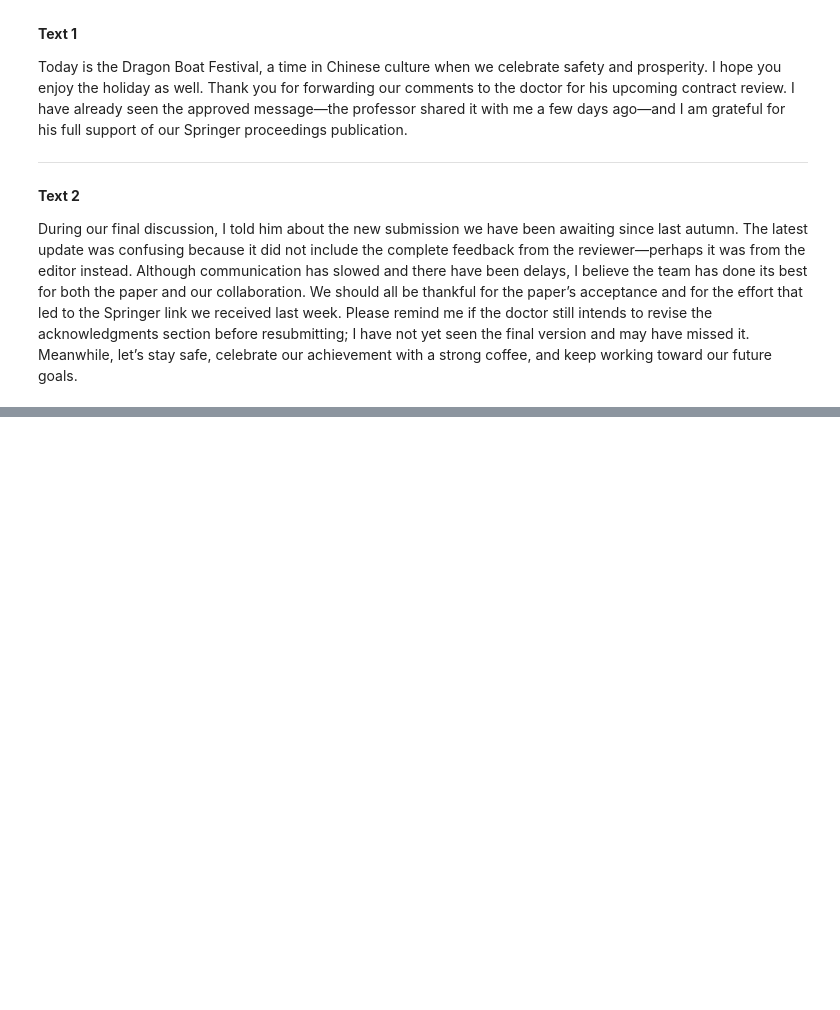
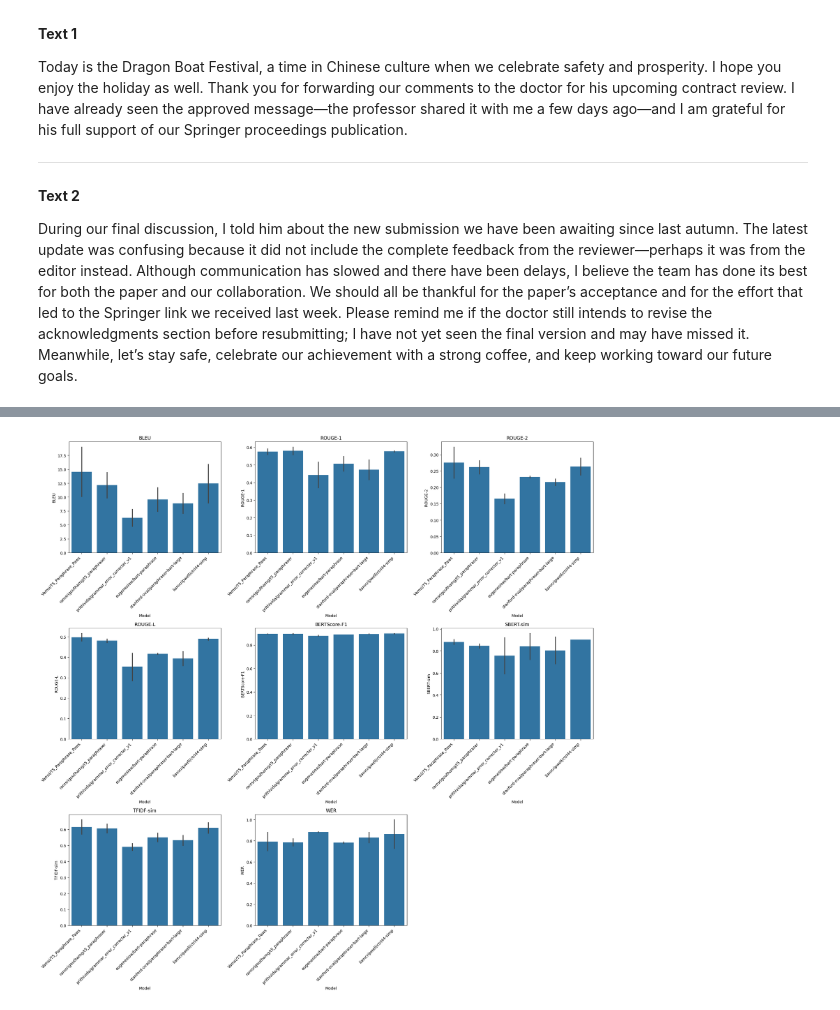
Before and after one commit to ChrisLazaridis/NLP2025, a Jupyter notebook: Evaluation/evaluation.ipynb, the cells around one changed output, grey strips where cells are left out. Drawn from its saved outputs; the diff is of its cells as text; code cells hidden in the pictures; blank space fills up the shorter version.

```diff
--- a/Evaluation/evaluation.ipynb
+++ b/Evaluation/evaluation.ipynb
@@ -1124,0 +1227,82 @@ SyntaxError: invalid syntax (3459906806.py, line 2)
+# %%
+import os
+import json
+import numpy as np
+import pandas as pd
+import torch
+import sacrebleu
+from bert_score import score as bert_score
+from sentence_transformers import SentenceTransformer, util
+from rouge_score import rouge_scorer
+from jiwer import wer
+from sklearn.feature_extraction.text import TfidfVectorizer
+from sklearn.metrics.pairwise import cosine_similarity
+import matplotlib.pyplot as plt
+import seaborn as sns
+
+
+sbert_model = SentenceTransformer('all-MiniLM-L6-v2')
+rouge = rouge_scorer.RougeScorer(['rouge1','rouge2','rougeL'], use_stemmer=True)
+
+def evaluate_pair(pred, ref):
+    # BLEU
+    bleu = sacrebleu.sentence_bleu(pred, [ref]).score
+    # ROUGE
+    rs = rouge.score(ref, pred)
+    r1, r2, rl = rs['rouge1'].fmeasure, rs['rouge2'].fmeasure, rs['rougeL'].fmeasure
+    # BERTScore
+    P, R, F1 = bert_score([pred], [ref], lang='en', verbose=False)
+    b1 = F1.mean().item()
+    # SBERT sim
+    embs_p = sbert_model.encode(pred, convert_to_tensor=True)
+    embs_r = sbert_model.encode(ref, convert_to_tensor=True)
+    sim = util.pytorch_cos_sim(embs_p, embs_r).item()
+    # WER
+    w = wer(ref, pred)
+    # TF-IDF sim
+    tfidf = TfidfVectorizer().fit_transform([pred, ref])
+    tf_sim = cosine_similarity(tfidf[0], tfidf[1])[0][0]
+    return {
+        'BLEU': bleu,
+        'ROUGE-1': r1,
+        'ROUGE-2': r2,
+        'ROUGE-L': rl,
+        'BERTScore-F1': b1,
+        'SBERT-sim': sim,
+        'WER': w,
+        'TFIDF-sim': tf_sim
+    }
+
+# --- 4) Collect all scores into a DataFrame ---
+records = []
+for text_name, models_dict in results.items():
+    ref = ground_truth[text_name]
+    for model_name, pred in models_dict.items():
+        scores = evaluate_pair(pred, ref)
+        scores.update({'Text': text_name, 'Model': model_name})
+        records.append(scores)
+df = pd.DataFrame.from_records(records)
+
+# --- 5) Display DataFrame ---
+print(df)
+
+# --- 6) Visualization ---
+metrics = [
+    'BLEU',
+    'ROUGE-1',
+    'ROUGE-2',
+    'ROUGE-L',
+    'BERTScore-F1',
+    'SBERT-sim',
+    'TFIDF-sim',
+    'WER'
+]
+plt.figure(figsize=(20, 20))
+for i, m in enumerate(metrics, 1):
+    plt.subplot(3, 3, i)
+    sns.barplot(data=df, x='Model', y=m)
+    plt.xticks(rotation=45, ha='right')
+    plt.title(m)
+plt.tight_layout()
+plt.show()
+# %% [output]
@@ -1124,0 +1343 @@ SyntaxError: invalid syntax (3459906806.py, line 2)
+[figure, added]
```
Also changed, not shown: parts of 5 cells of this notebook, 4 other files.
